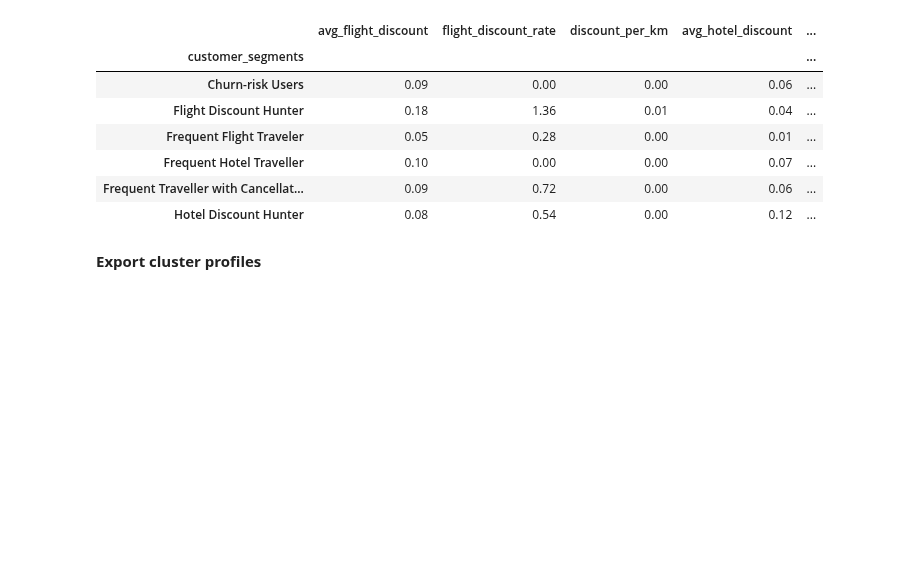
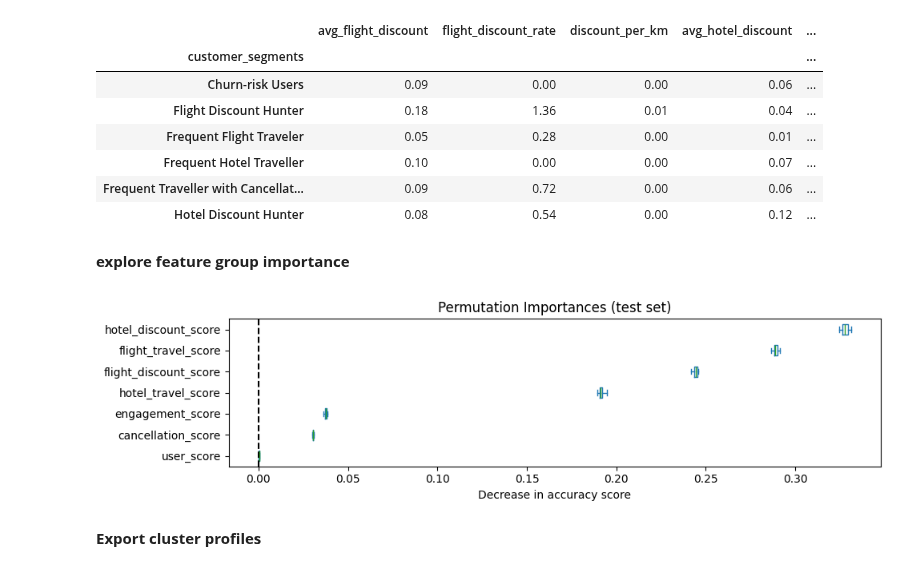
Before and after one commit to bfreiheit/customer_segmentation, a Jupyter notebook: notebooks/Segmentation.ipynb, the cells around one changed output. Saved outputs shown, nothing was run; the diff lists cells and outputs as text; code cells hidden in the pictures; blank space fills up the shorter version.

Commit message:
add permutation importance

```diff
--- a/notebooks/Segmentation.ipynb
+++ b/notebooks/Segmentation.ipynb
@@ -284,6 +284,47 @@ cohort_grouped.style.format("{:.2f}").background_gradient(cmap="YlGnBu")
 | Frequent Hotel Traveller | 0.10 | 0.00 | 0.00 | 0.07 | ... |
 | Frequent Traveller with Cancellat... | 0.09 | 0.72 | 0.00 | 0.06 | ... |
 | Hotel Discount Hunter | 0.08 | 0.54 | 0.00 | 0.12 | ... |
+# %% [markdown]
+**explore feature group importance**
+# %%
+# 1. X are grouped feature scores, y is target segment
+X = cohort[scores]
+y = cohort["kmeans_cluster"]
+
+# 2. Train/Test split
+X_train, X_test, y_train, y_test = train_test_split(X, y, stratify=y, random_state=3)
+
+# 3. Train model
+rf = RandomForestClassifier(n_estimators=100, random_state=3)
+rf.fit(X_train, y_train)
+
+# 4. Permutation Importance
+result = permutation_importance(
+    rf, X_test, y_test,
+    n_repeats=10,
+    random_state=3,
+    n_jobs=-1
+)
+
+# 5. Visualization
+sorted_idx = result.importances_mean.argsort()
+
+importances = pd.DataFrame(
+    result.importances[sorted_idx].T,
+    columns=X.columns[sorted_idx],
+)
+
+fig, ax = plt.subplots(figsize=(10, len(sorted_idx) * 0.4))
+importances.plot.box(
+    vert=False, whis=10, ax=ax
+)
+ax.set_title("Permutation Importances (test set)")
+ax.axvline(x=0, color="k", linestyle="--")
+ax.set_xlabel("Decrease in accuracy score")
+ax.figure.tight_layout()
+plt.show()
+# %% [output]
+[figure, added]
 # %% [markdown]
 **Export cluster profiles**
 # %%
```
Also changed, not shown: parts of 2 cells of this notebook.
